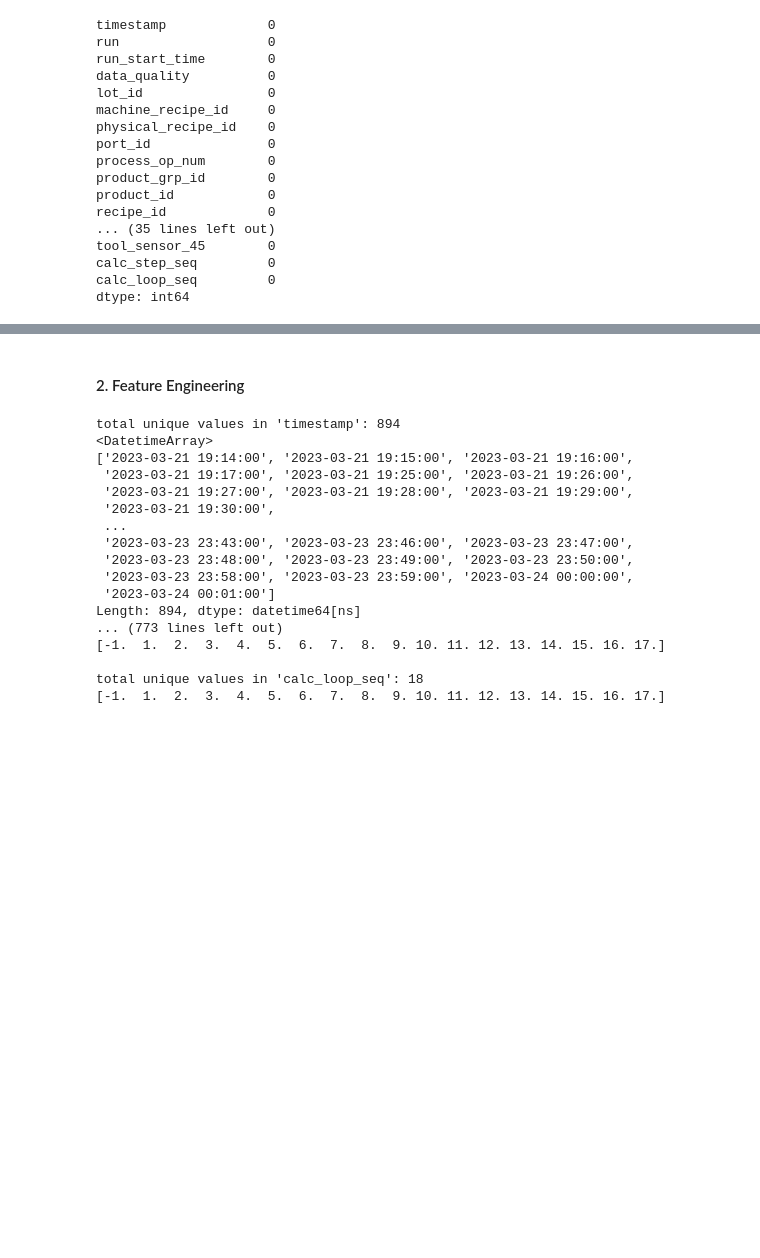
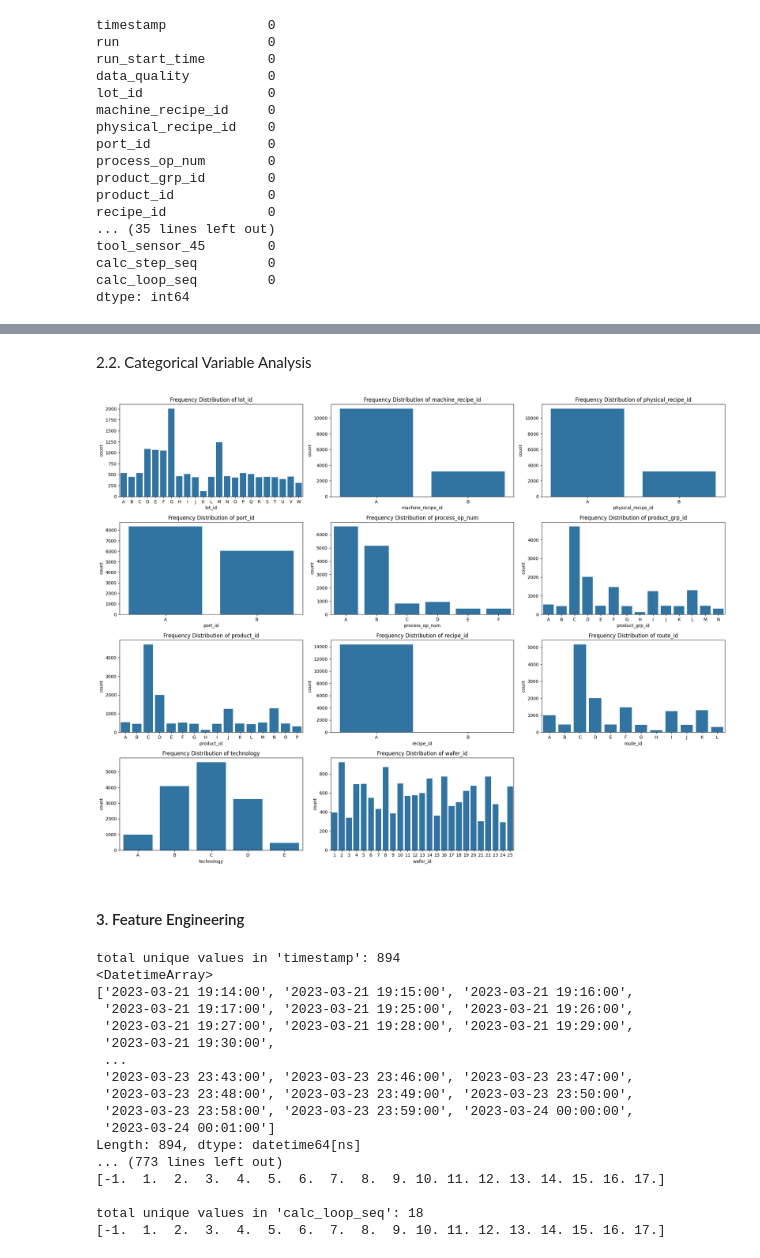
Before and after one commit to christopher192/machine-learning-project, a Jupyter notebook: tool-sensor-anomaly-detection/tool-sensor-anomaly-detection.ipynb, the cells around one changed output, grey strips where cells are left out. Saved outputs shown, nothing was run; the diff lists cells and outputs as text; code cells hidden in the pictures; blank space fills up the shorter version.

```diff
--- a/tool-sensor-anomaly-detection/tool-sensor-anomaly-detection.ipynb
+++ b/tool-sensor-anomaly-detection/tool-sensor-anomaly-detection.ipynb
@@ -235,5 +264,26 @@ dtype: int64
+# %% [markdown]
+2.2. Categorical Variable Analysis
+# %%
+categorical_vars = ['lot_id', 'machine_recipe_id', 'physical_recipe_id', 'port_id', 'process_op_num',
+    'product_grp_id', 'product_id', 'recipe_id', 'route_id', 'technology', 'wafer_id']
+
+plt.figure(figsize = (20, 15))
+
+num_vars = len(categorical_vars)
+num_cols = 3
+num_rows = (num_vars // num_cols) + (num_vars % num_cols > 0)
+
+for i, var in enumerate(categorical_vars, 1):
+    plt.subplot(num_rows, num_cols, i)
+    sns.countplot(x = var, data = df)
+    plt.title(f'Frequency Distribution of {var}')
+
+plt.tight_layout()
+plt.show()
+# %% [output]
+[figure, added]
 # %% [markdown]
-#### 2. Feature Engineering
+#### 3. Feature Engineering
 # %%
 # sort the dataframe by timestamp in descending order
 df.sort_values(by = 'timestamp', ascending = False)
```
Also changed, not shown: parts of 10 cells of this notebook, 3 other files.
